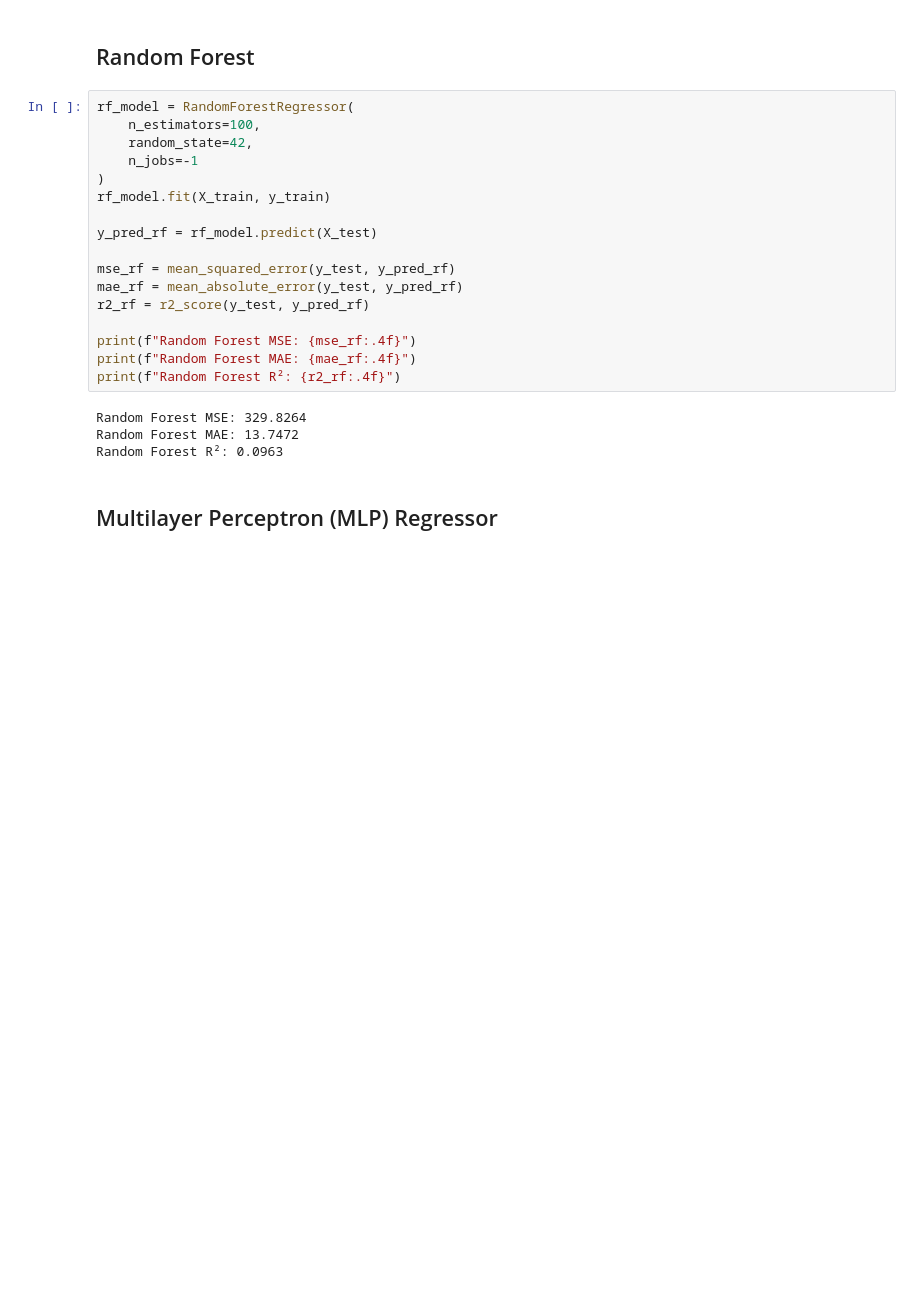
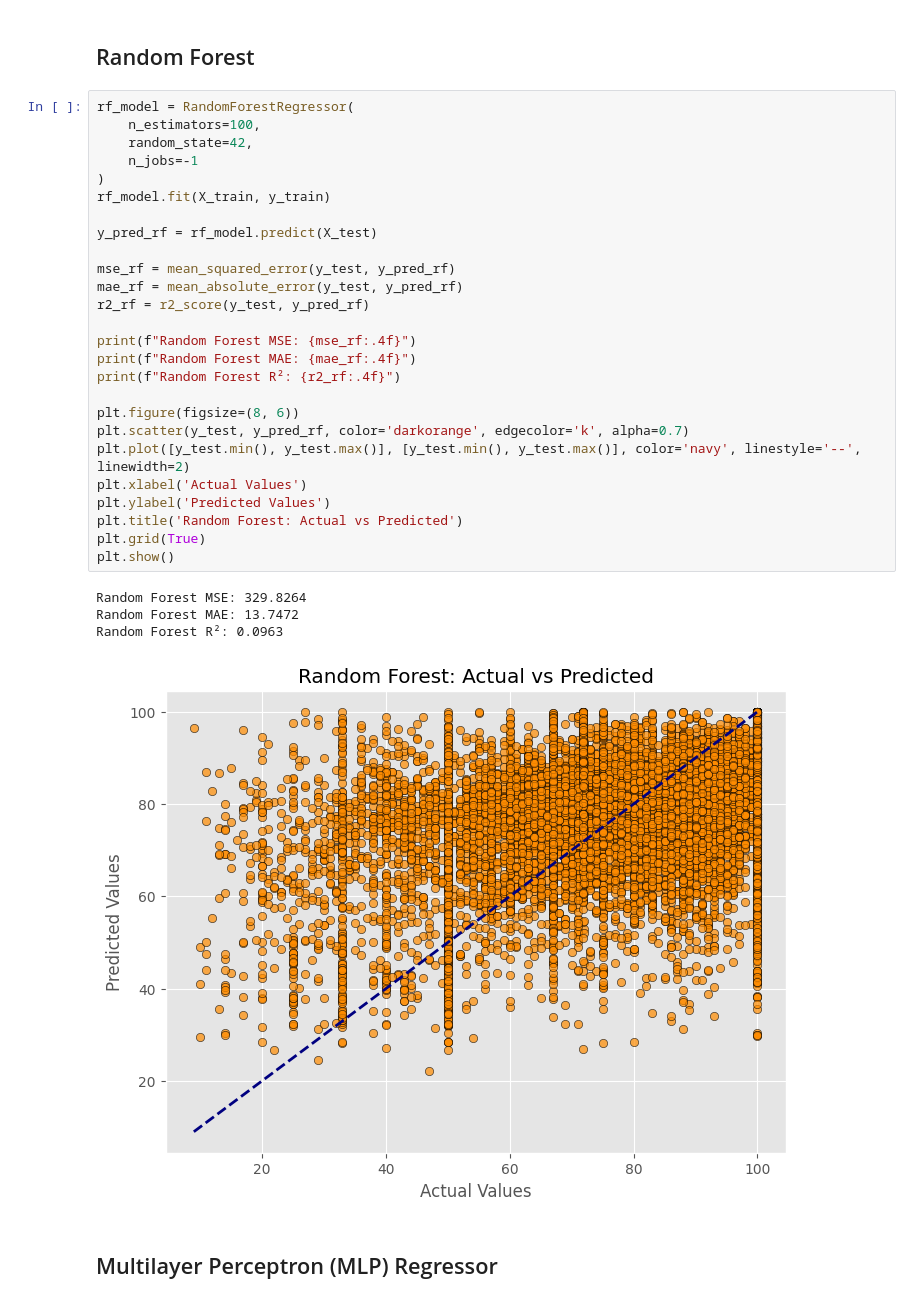
Before and after one commit to ahany42/SteamGamesPredictions, a Jupyter notebook: notebook.ipynb, the cells around one changed output. Saved outputs shown, nothing was run; the diff lists cells and outputs as text; blank space fills up the shorter version.

```diff
--- a/notebook.ipynb
+++ b/notebook.ipynb
@@ -1264,24 +1271,34 @@ XGBoost R²: 0.22046507912846747
 # %%
 rf_model = RandomForestRegressor(
     n_estimators=100,
     random_state=42,
     n_jobs=-1
 )
 rf_model.fit(X_train, y_train)
 
 y_pred_rf = rf_model.predict(X_test)
 
 mse_rf = mean_squared_error(y_test, y_pred_rf)
 mae_rf = mean_absolute_error(y_test, y_pred_rf)
 r2_rf = r2_score(y_test, y_pred_rf)
 
 print(f"Random Forest MSE: {mse_rf:.4f}")
 print(f"Random Forest MAE: {mae_rf:.4f}")
 print(f"Random Forest R²: {r2_rf:.4f}")
+
+plt.figure(figsize=(8, 6))
+plt.scatter(y_test, y_pred_rf, color='darkorange', edgecolor='k', alpha=0.7)
+plt.plot([y_test.min(), y_test.max()], [y_test.min(), y_test.max()], color='navy', linestyle='--', linewidth=2)
+plt.xlabel('Actual Values')
+plt.ylabel('Predicted Values')
+plt.title('Random Forest: Actual vs Predicted')
+plt.grid(True)
+plt.show()
 # %% [output]
 Random Forest MSE: 329.8264
 Random Forest MAE: 13.7472
 Random Forest R²: 0.0963
+[figure, added]
 # %% [markdown]
 ## Multilayer Perceptron (MLP) Regressor
 # %%
```
Also changed, not shown: parts of 11 cells of this notebook.
